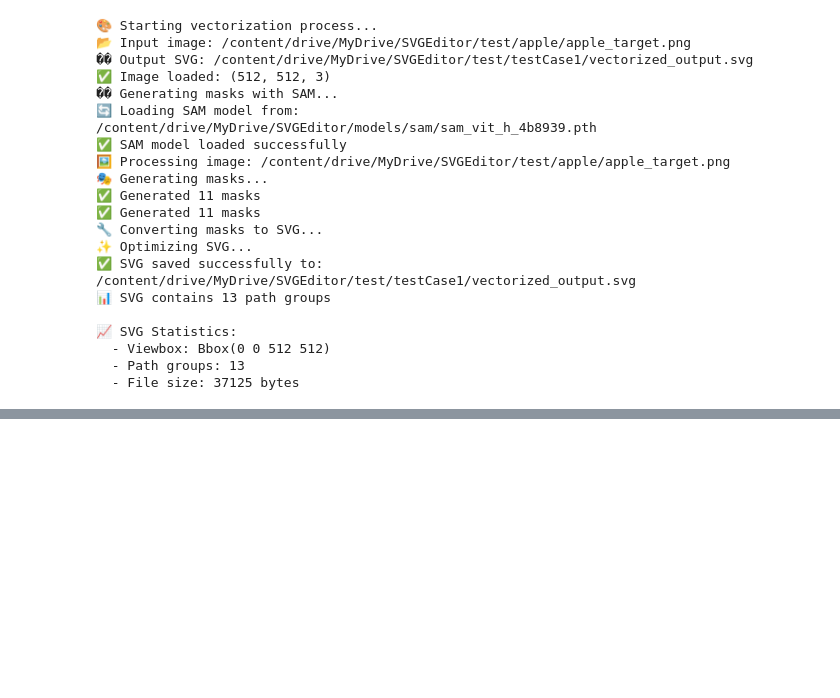
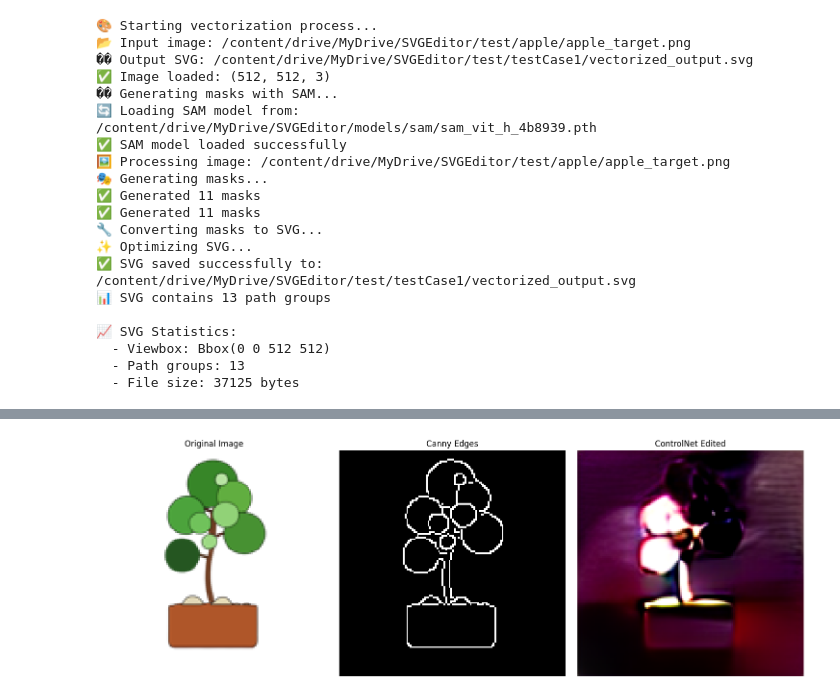
Before and after one commit to huanbasara/SVGEditor, a Jupyter notebook: notebooks/SvgDiffusion_backup.ipynb, the cells around one changed output, grey strips where cells are left out. Saved outputs shown, nothing was run; the diff lists cells and outputs as text; code cells hidden in the pictures; blank space fills up the shorter version.

```diff
--- a/notebooks/SvgDiffusion_backup.ipynb
+++ b/notebooks/SvgDiffusion_backup.ipynb
@@ -600,0 +678,94 @@ print(f"📊 SVG contains {len(svg.svg_path_groups)} path groups")
+# %%
+# ========================================
+# 使用本地 SD 1.5 模型
+# ========================================
+
+import torch
+import gc
+from diffusers import StableDiffusionControlNetPipeline, ControlNetModel
+import cv2
+import numpy as np
+from PIL import Image
+import matplotlib.pyplot as plt
+import os
+
+# 强制清理所有内存
+torch.cuda.empty_cache()
+gc.collect()
+
+# 设置内存优化
+os.environ["PYTORCH_CUDA_ALLOC_CONF"] = "expandable_segments:True"
+
+# 从保存的 PNG 文件加载图像
+pil_image = Image.open(os.path.join(OUTPUT_PATH, f"{TARGET_NAME}_original.png"))
+
+# 使用本地 SD 1.5 模型
+print(" Loading ControlNet model from Hugging Face...")
+controlnet = ControlNetModel.from_pretrained(
+    "lllyasviel/sd-controlnet-canny"
+)
+
+print("🔄 Loading base model from local cache...")
+pipe = StableDiffusionControlNetPipeline.from_pretrained(
+    f"{MODEL_PATH}/stable-diffusion-v1-5",  # 使用本地模型
+    controlnet=controlnet,
+    safety_checker=None,
+    requires_safety_checker=False
+).to("cuda")
+
+# 启用内存优化
+pipe.enable_attention_slicing()
+pipe.enable_vae_slicing()
+
+# 使用更小的图像尺寸
+pil_image_small = pil_image.resize((128, 128))
+
+# 生成 Canny 边缘图
+print(" Generating Canny edges...")
+image_cv = cv2.cvtColor(np.array(pil_image_small), cv2.COLOR_RGB2BGR)
+gray = cv2.cvtColor(image_cv, cv2.COLOR_BGR2GRAY)
+edges = cv2.Canny(gray, 100, 200)
+canny_image = Image.fromarray(edges)
+
+# 显示边缘检测结果
+fig, axes = plt.subplots(1, 3, figsize=(15, 5))
+axes[0].imshow(pil_image_small)
+axes[0].set_title("Original Image")
+axes[0].axis('off')
+
+axes[1].imshow(canny_image, cmap='gray')
+axes[1].set_title("Canny Edges")
+axes[1].axis('off')
+
+# 使用 ControlNet 进行编辑，优化参数
+print(" Editing with ControlNet...")
+result = pipe(
+    prompt="make the tree's branches thicker and more robust; keep flat colors; anime/cartoon style; no texture; maintain original color palette; preserve white background",
+    image=canny_image,
+    controlnet_conditioning_scale=6.9,  # 降低控制强度
+    guidance_scale=30.0,  # 降低引导强度
+    num_inference_steps=500  # 减少推理步数
+)
+diffusion_edited_image = result.images[0]
+
+# 显示编辑结果
+axes[2].imshow(diffusion_edited_image)
+axes[2].set_title("ControlNet Edited")
+axes[2].axis('off')
+
+plt.tight_layout()
+plt.show()
+
+# 保存编辑后的图片
+edited_filename = f"{TARGET_NAME}_controlnet_edited.png"
+saved_edited_path = os.path.join(OUTPUT_PATH, edited_filename)
+diffusion_edited_image.save(saved_edited_path)
+
+print(f"✅ ControlNet edited image saved: {saved_edited_path}")
+
+# 清理内存
+del pipe
+del controlnet
+torch.cuda.empty_cache()
+gc.collect()
+# %% [output]
@@ -600,0 +776 @@ print(f"📊 SVG contains {len(svg.svg_path_groups)} path groups")
+[figure, added]
```
Also changed, not shown: parts of 4 cells of this notebook, 3 other files.
